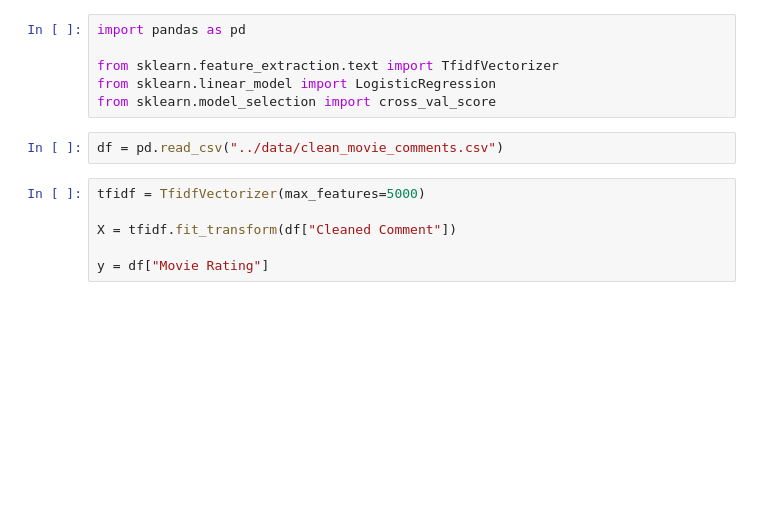
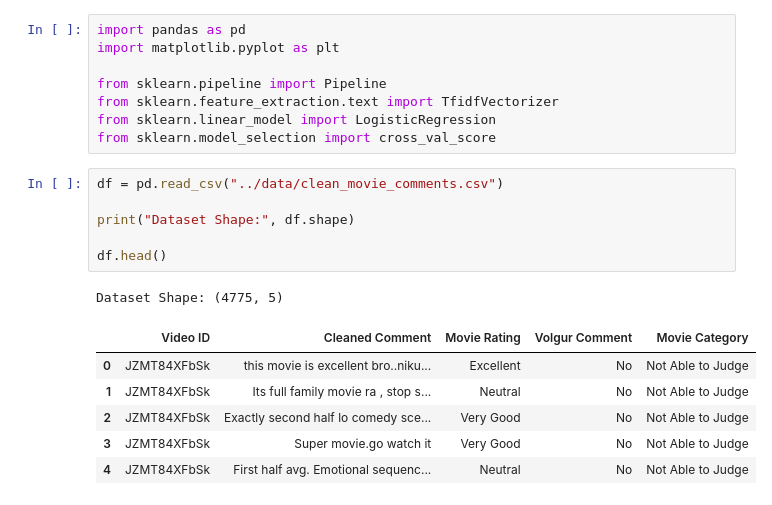
Before and after one commit to srimanv123/Movie-Comment-Analysis, a Jupyter notebook: notebooks/04_cross_validation.ipynb, the cells around one changed output. Cells and saved outputs as stored; diff of their text form; blank space fills up the shorter version.

```diff
--- a/notebooks/04_cross_validation.ipynb
+++ b/notebooks/04_cross_validation.ipynb
@@ -1,15 +1,23 @@
 # %%
 import pandas as pd
+import matplotlib.pyplot as plt
 
+from sklearn.pipeline import Pipeline
 from sklearn.feature_extraction.text import TfidfVectorizer
 from sklearn.linear_model import LogisticRegression
 from sklearn.model_selection import cross_val_score
 # %%
 df = pd.read_csv("../data/clean_movie_comments.csv")
+
+print("Dataset Shape:", df.shape)
+
+df.head()
+# %% [output]
+Dataset Shape: (4775, 5)
+|  | Video ID | Cleaned Comment | Movie Rating | Volgur Comment | Movie Category |
+| 0 | JZMT84XFbSk | this movie is excellent bro..niku... | Excellent | No | Not Able to Judge |
+| 1 | JZMT84XFbSk | Its full family movie ra , stop s... | Neutral | No | Not Able to Judge |
+| 2 | JZMT84XFbSk | Exactly second half lo comedy sce... | Very Good | No | Not Able to Judge |
+| 3 | JZMT84XFbSk | Super movie.go watch it | Very Good | No | Not Able to Judge |
+| 4 | JZMT84XFbSk | First half avg. Emotional sequenc... | Neutral | No | Not Able to Judge |
-# %%
-tfidf = TfidfVectorizer(max_features=5000)
-
-X = tfidf.fit_transform(df["Cleaned Comment"])
-
-y = df["Movie Rating"]
 # %%
```
Also changed, not shown: parts of 6 cells of this notebook.
